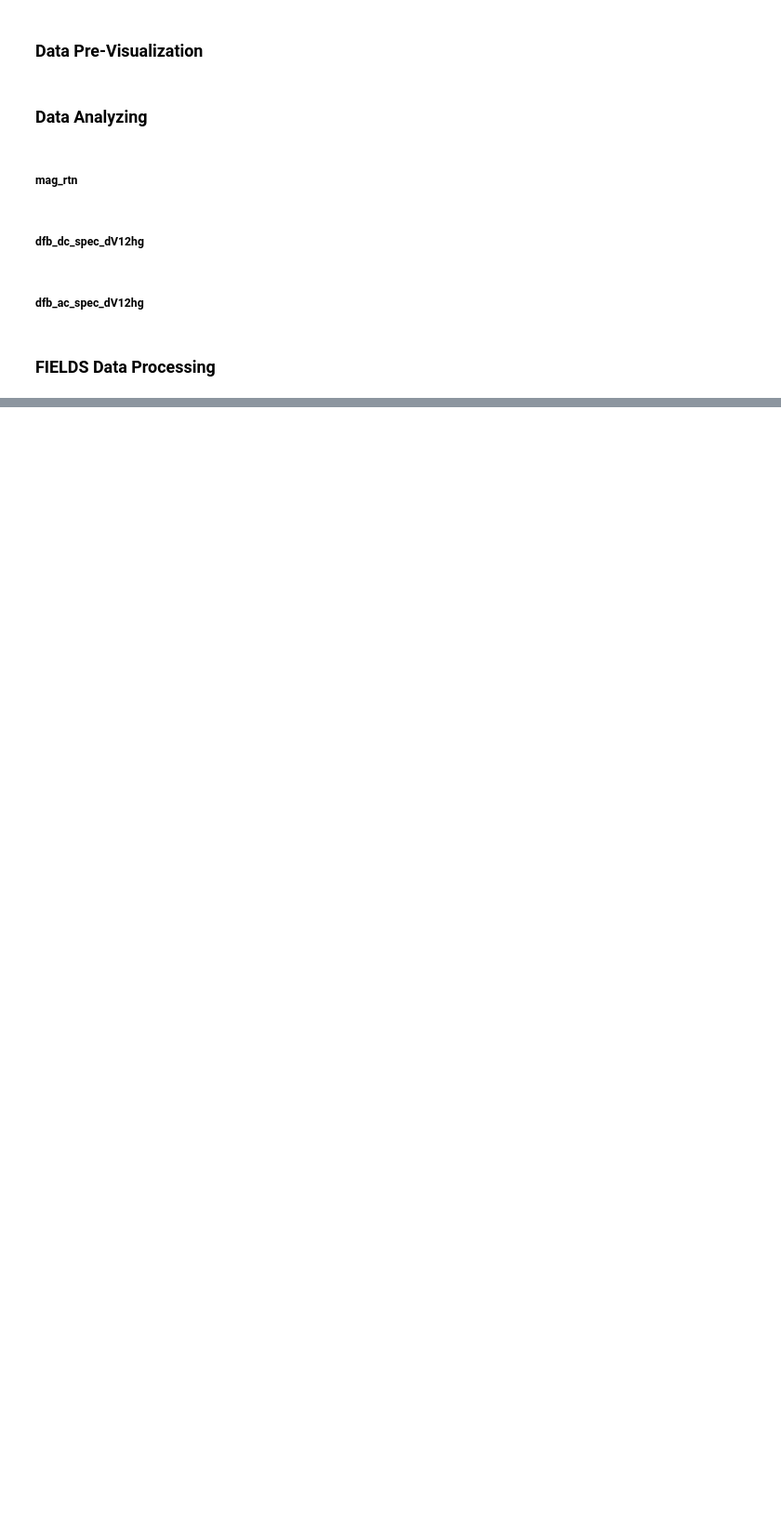
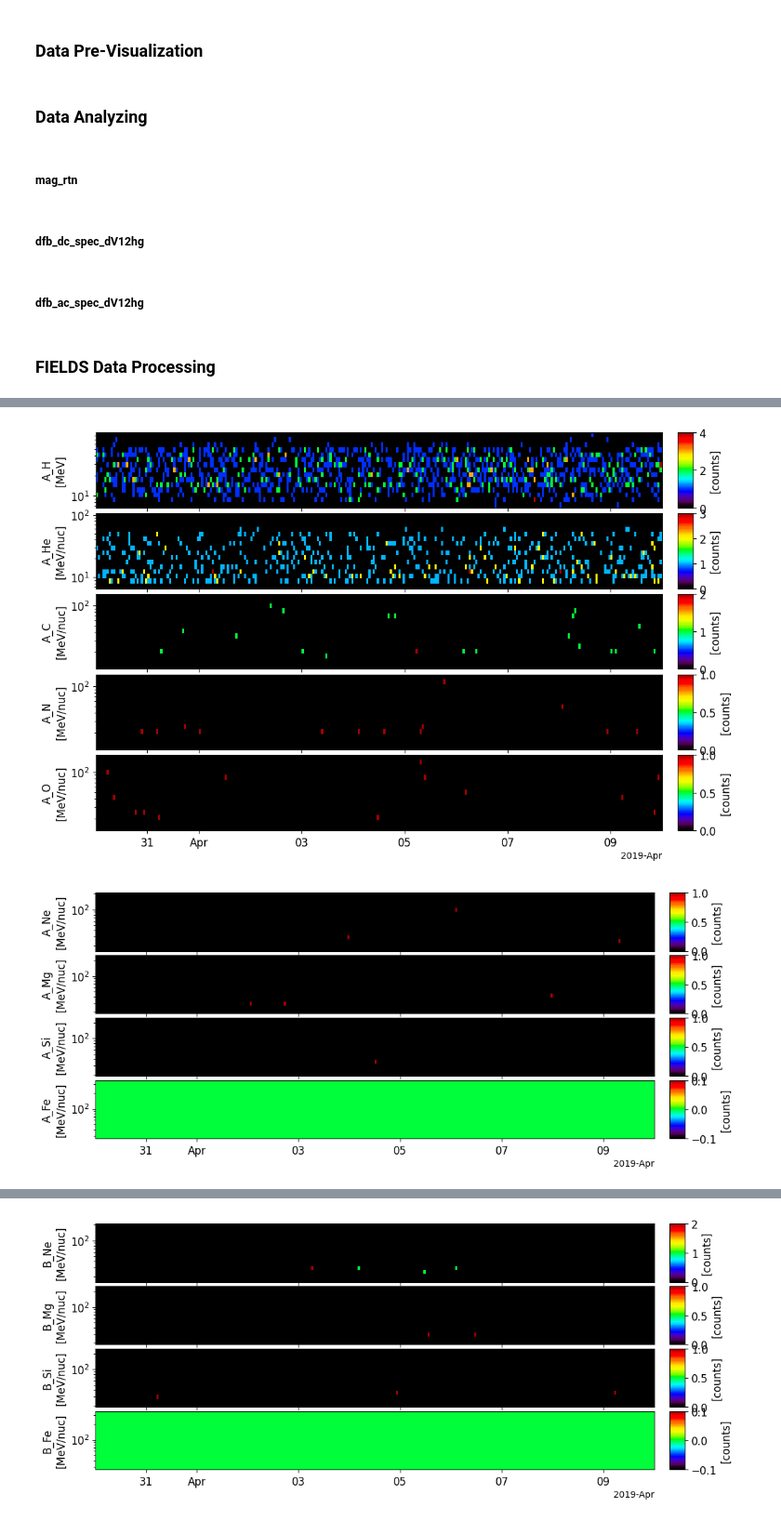
Before and after one commit to adamzhen/Project-Icarus-Official, a Jupyter notebook: pyspedas_data_analysis.ipynb, the cells around one changed output, grey strips where cells are left out. Shown at 93% size. Drawn from its saved outputs; the diff is of its cells as text; code cells hidden in the pictures; blank space fills up the shorter version.

```diff
--- a/pyspedas_data_analysis.ipynb
+++ b/pyspedas_data_analysis.ipynb
@@ -593,0 +690,8 @@ for orbit in range(STARTORBITS, NUMORBITS+1):
+# %%
+tplot(['psp_epihi_A_H', 'psp_epihi_A_He', 'psp_epihi_A_C', 'psp_epihi_A_N', 'psp_epihi_A_O'])
+tplot(['psp_epihi_A_Ne', 'psp_epihi_A_Mg', 'psp_epihi_A_Si', 'psp_epihi_A_Fe'])
+tplot(['psp_epihi_B_H', 'psp_epihi_B_He', 'psp_epihi_B_C', 'psp_epihi_B_N', 'psp_epihi_B_O'])
+tplot(['psp_epihi_B_Ne', 'psp_epihi_B_Mg', 'psp_epihi_B_Si', 'psp_epihi_B_Fe'])
+# %% [output]
+[figure, added]
+[figure, added]
@@ -593,0 +699 @@ for orbit in range(STARTORBITS, NUMORBITS+1):
+[figure, added]
```
Also changed, not shown: parts of 9 cells of this notebook.
